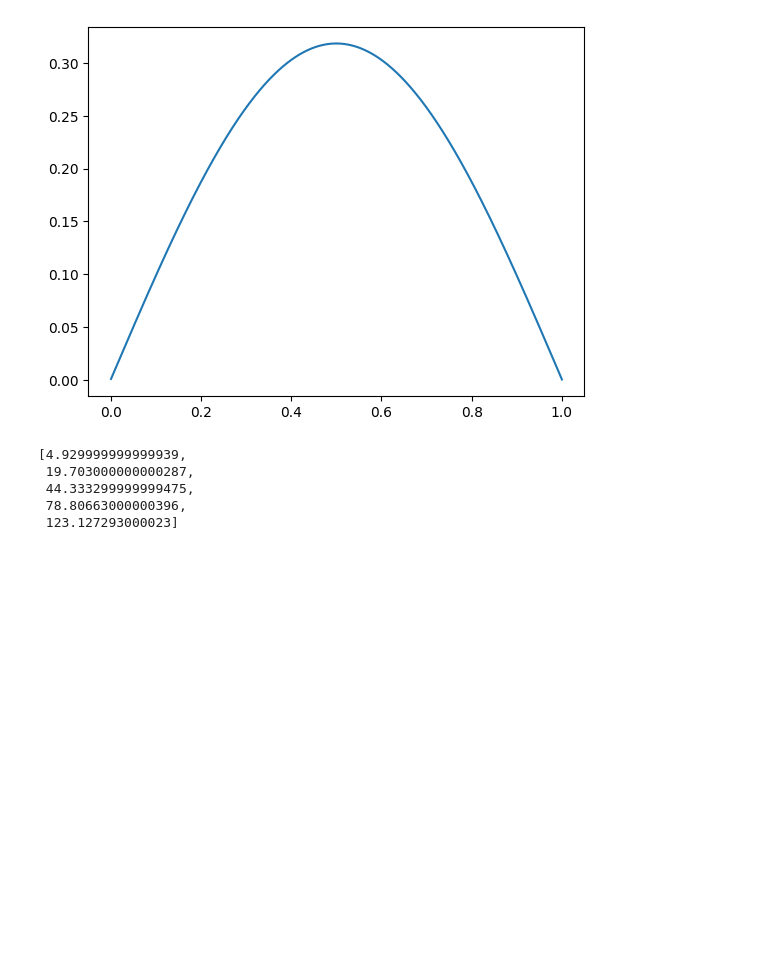
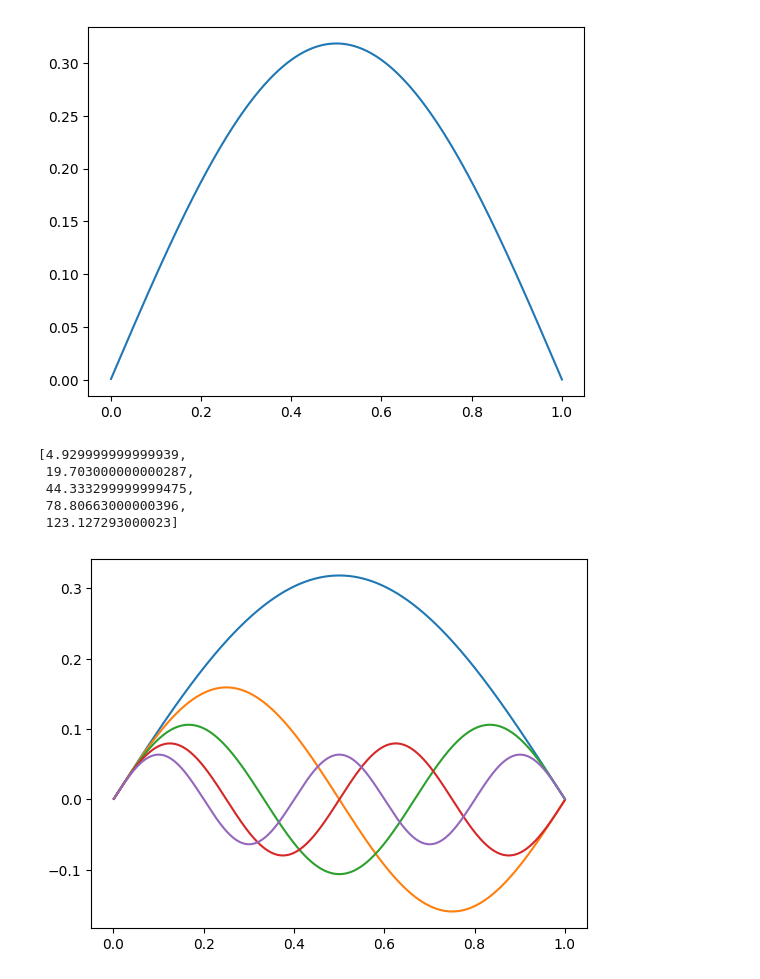
Before and after one commit to A-Hashemiann/Quantum_Information_Computation, a Jupyter notebook: Schrödinger/Particle.ipynb, the cells around one changed output. Drawn from its saved outputs; the diff is of its cells as text; code cells hidden in the pictures; blank space fills up the shorter version.

```diff
--- a/Schrödinger/Particle.ipynb
+++ b/Schrödinger/Particle.ipynb
@@ -103,3 +103,10 @@ eigenenergies
  44.333299999999475,
  78.80663000000396,
  123.127293000023]
+# %%
+counter=1
+while counter<=nmax:
+    plt.plot(xlist,eigenfunctions[counter-1][0])
+    counter=counter+1
+# %% [output]
+[figure, added]
```
